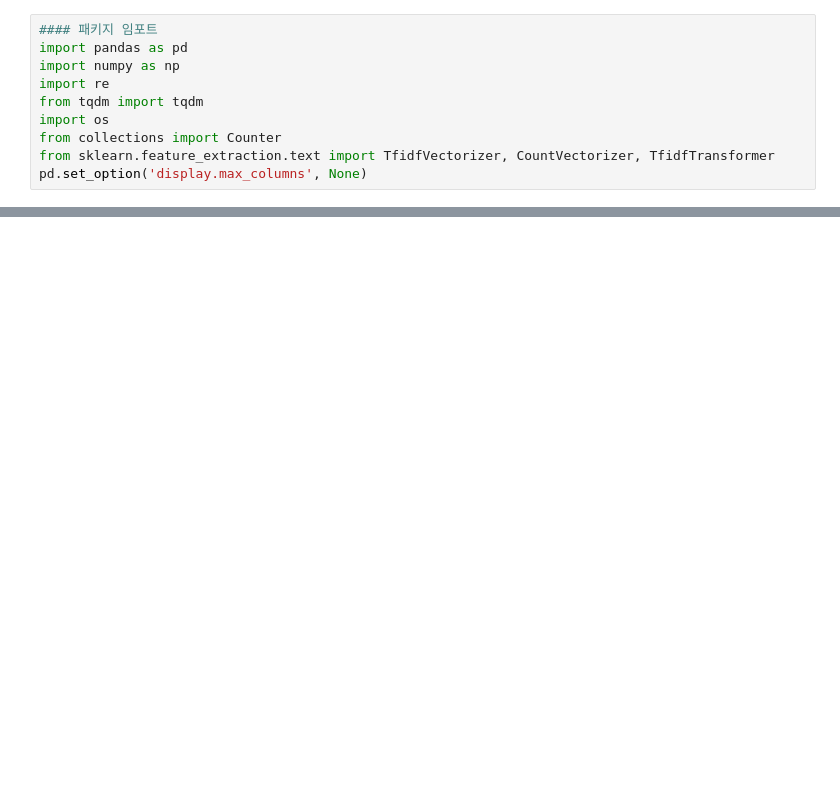
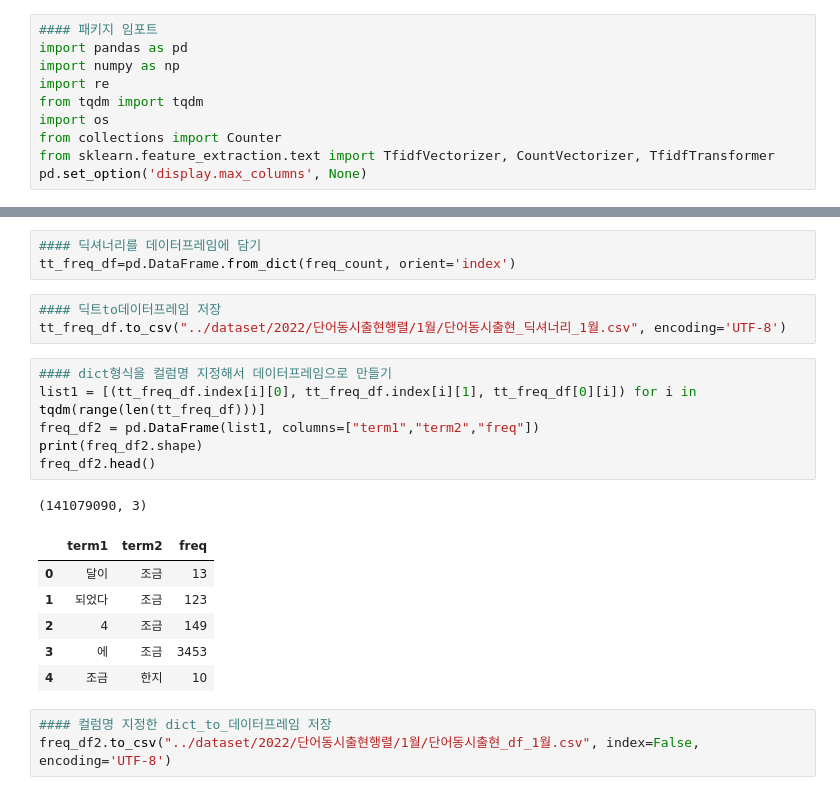
Before and after one commit to DDalaDDula/NIFoS, a Jupyter notebook: 문화/단어동시출현행렬/한글텍스트_단어동시출현행렬_1월.ipynb, the cells around one changed output, grey strips where cells are left out. Saved outputs shown, nothing was run; the diff lists cells and outputs as text; blank space fills up the shorter version.

```diff
--- a/문화/단어동시출현행렬/한글텍스트_단어동시출현행렬_1월.ipynb
+++ b/문화/단어동시출현행렬/한글텍스트_단어동시출현행렬_1월.ipynb
@@ -125,0 +75,23 @@ word_co_matx.to_excel("파일저장경로/파일명.xlsx", encoding='UTF-8')
+# %%
+#### 딕셔너리를 데이터프레임에 담기
+tt_freq_df=pd.DataFrame.from_dict(freq_count, orient='index')
+# %%
+#### 딕트to데이터프레임 저장
+tt_freq_df.to_csv("../dataset/2022/단어동시출현행렬/1월/단어동시출현_딕셔너리_1월.csv", encoding='UTF-8')
+# %%
+#### dict형식을 컬럼명 지정해서 데이터프레임으로 만들기
+list1 = [(tt_freq_df.index[i][0], tt_freq_df.index[i][1], tt_freq_df[0][i]) for i in tqdm(range(len(tt_freq_df)))]
+freq_df2 = pd.DataFrame(list1, columns=["term1","term2","freq"])
+print(freq_df2.shape)
+freq_df2.head()
+# %% [output]
+(141079090, 3)
+|  | term1 | term2 | freq |
+| 0 | 달이 | 조금 | 13 |
+| 1 | 되었다 | 조금 | 123 |
+| 2 | 4 | 조금 | 149 |
+| 3 | 에 | 조금 | 3453 |
+| 4 | 조금 | 한지 | 10 |
+# %%
+#### 컬럼명 지정한 dict_to_데이터프레임 저장
+freq_df2.to_csv("../dataset/2022/단어동시출현행렬/1월/단어동시출현_df_1월.csv", index=False, encoding='UTF-8')
```
Also changed, not shown: parts of 13 cells of this notebook, 13 other files.
